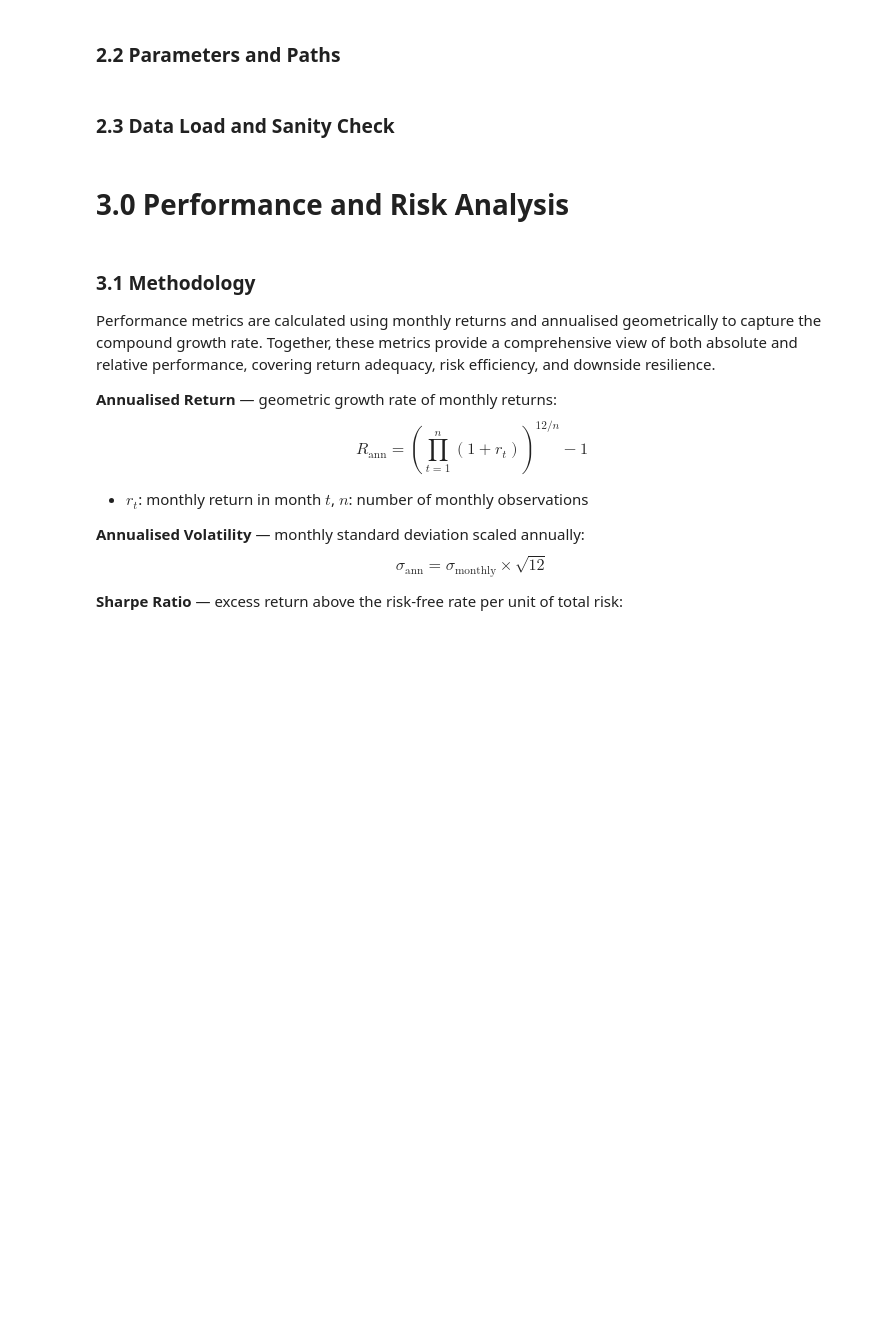
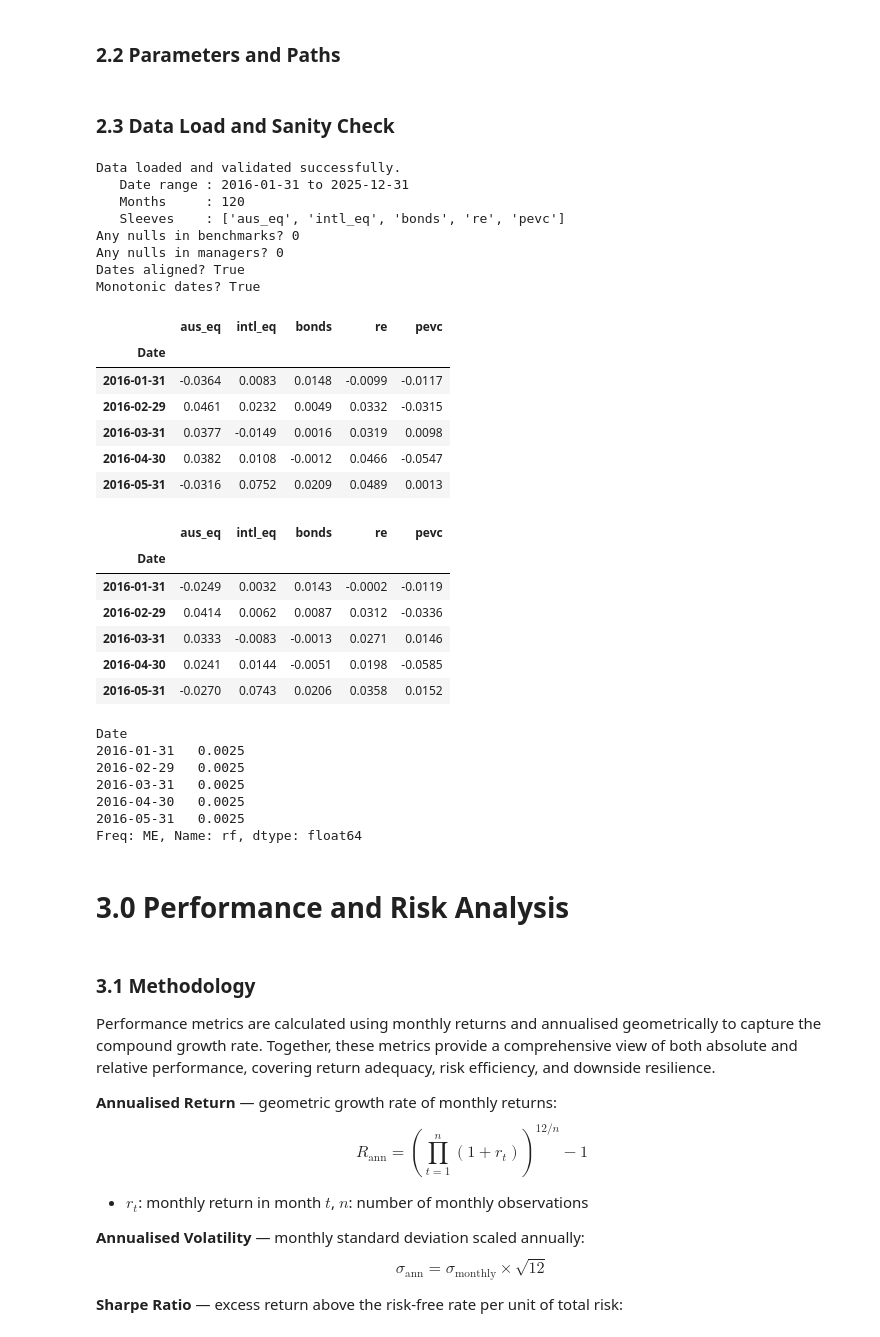
Before and after one commit to afperry2/FINM3422-Group-8-Task-2, a Jupyter notebook: notebook/multi-asset_portfolio_performance_report.ipynb, the cells around one changed output. Drawn from its saved outputs; the diff is of its cells as text; code cells hidden in the pictures; blank space fills up the shorter version.

Commit message:
2.0 data overview code cells linking to src files

```diff
--- a/notebook/multi-asset_portfolio_performance_report.ipynb
+++ b/notebook/multi-asset_portfolio_performance_report.ipynb
@@ -69,19 +69,50 @@ taa_weights = pd.Series({
 ### 2.3 Data Load and Sanity Check
 # %%
 # Load and Validate Data
-df_managers, df_benchmarks, df_rf, df_saa = load_data(BASE_path)
-validate_data(df_managers, df_benchmarks, df_rf)
-saa_weights = df_saa["Weight"]
+data = load_all_data(BASE_path)
 
+df_managers   = data["managers"]
+df_benchmarks = data["benchmarks"]
+df_rf         = data["rf"]
 # Sanity Checks
 print("Any nulls in benchmarks?", df_benchmarks.isna().sum().sum())
 print("Any nulls in managers?", df_managers.isna().sum().sum())
 print("Dates aligned?", df_benchmarks.index.equals(df_managers.index))
 print("Monotonic dates?", df_benchmarks.index.is_monotonic_increasing)
+
 display(df_managers.head())
 display(df_benchmarks.head())
 display(df_rf.head())
-display(df_saa.head())
+# %% [output]
+Data loaded and validated successfully.
+   Date range : 2016-01-31 to 2025-12-31
+   Months     : 120
+   Sleeves    : ['aus_eq', 'intl_eq', 'bonds', 're', 'pevc']
+Any nulls in benchmarks? 0
+Any nulls in managers? 0
+Dates aligned? True
+Monotonic dates? True
+|  | aus_eq | intl_eq | bonds | re | pevc |
+| Date |  |  |  |  |  |
+| 2016-01-31 | -0.0364 | 0.0083 | 0.0148 | -0.0099 | -0.0117 |
+| 2016-02-29 | 0.0461 | 0.0232 | 0.0049 | 0.0332 | -0.0315 |
+| 2016-03-31 | 0.0377 | -0.0149 | 0.0016 | 0.0319 | 0.0098 |
+| 2016-04-30 | 0.0382 | 0.0108 | -0.0012 | 0.0466 | -0.0547 |
+| 2016-05-31 | -0.0316 | 0.0752 | 0.0209 | 0.0489 | 0.0013 |
+|  | aus_eq | intl_eq | bonds | re | pevc |
+| Date |  |  |  |  |  |
+| 2016-01-31 | -0.0249 | 0.0032 | 0.0143 | -0.0002 | -0.0119 |
+| 2016-02-29 | 0.0414 | 0.0062 | 0.0087 | 0.0312 | -0.0336 |
+| 2016-03-31 | 0.0333 | -0.0083 | -0.0013 | 0.0271 | 0.0146 |
+| 2016-04-30 | 0.0241 | 0.0144 | -0.0051 | 0.0198 | -0.0585 |
+| 2016-05-31 | -0.0270 | 0.0743 | 0.0206 | 0.0358 | 0.0152 |
+Date
+2016-01-31   0.0025
+2016-02-29   0.0025
+2016-03-31   0.0025
+2016-04-30   0.0025
+2016-05-31   0.0025
+Freq: ME, Name: rf, dtype: float64
 # %% [markdown]
 # **3.0 Performance and Risk Analysis**
 # %% [markdown]
```
Also changed, not shown: parts of 2 cells of this notebook.
